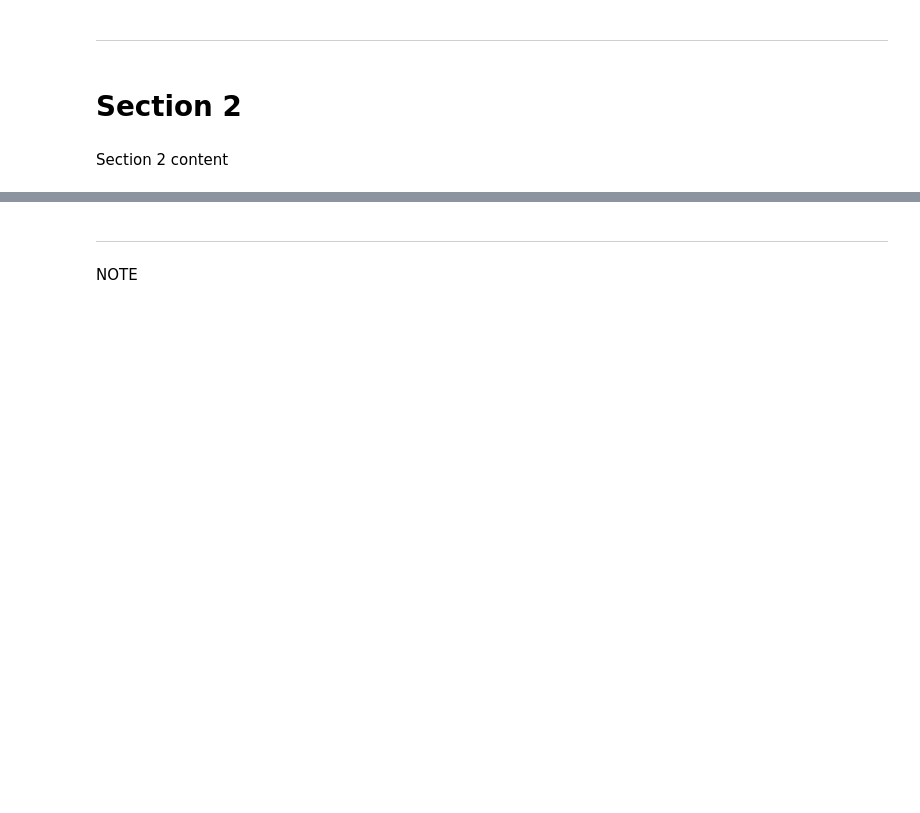
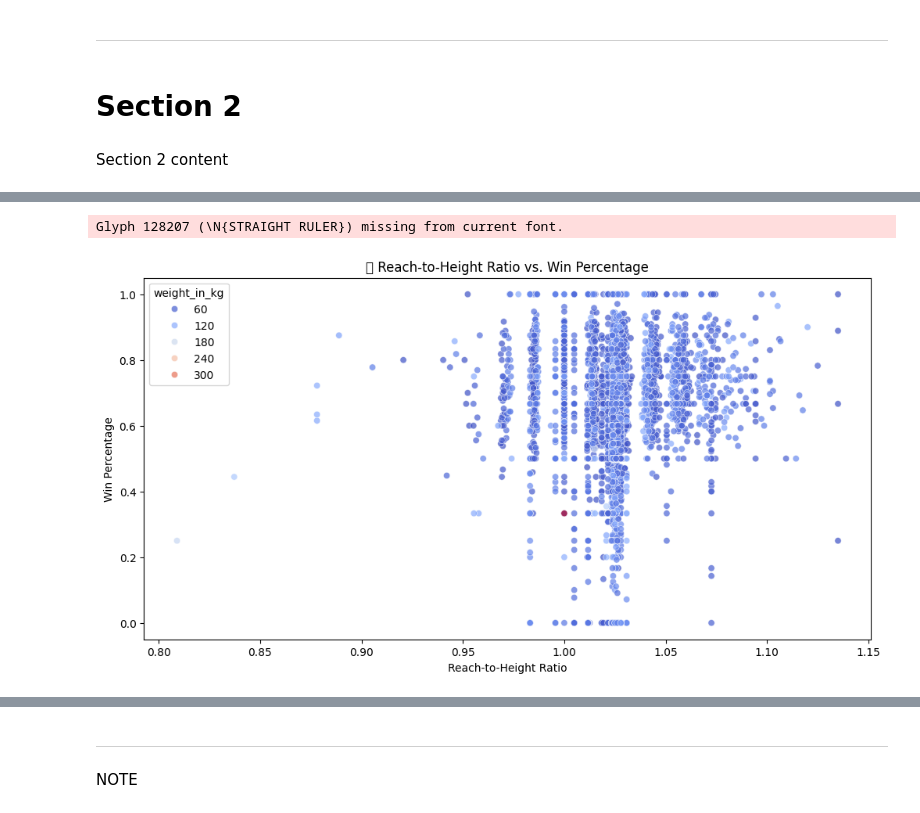
Before and after one commit to Hasnain-S1/Fighter-Statistical-Data, a Jupyter notebook: jupyter_notebooks/Notebook_Template.ipynb, the cells around one changed output, grey strips where cells are left out. Drawn from its saved outputs; the diff is of its cells as text; code cells hidden in the pictures; blank space fills up the shorter version.

```diff
--- a/jupyter_notebooks/Notebook_Template.ipynb
+++ b/jupyter_notebooks/Notebook_Template.ipynb
@@ -107,0 +243,13 @@ c:\Users\seebi\Downloads\VSCODE_Projects\Fighter-Statistical-Data\.venv\Scripts\
+# %%
+# Calculate reach-to-height ratio
+df["reach_height_ratio"] = df["reach_in_cm"] / df["height_cm"]
+
+plt.figure(figsize=(12, 6))
+sns.scatterplot(x=df["reach_height_ratio"], y=df["win_percentage"], hue=df["weight_in_kg"], alpha=0.7, palette="coolwarm")
+plt.xlabel("Reach-to-Height Ratio")
+plt.ylabel("Win Percentage")
+plt.title("📏 Reach-to-Height Ratio vs. Win Percentage")
+plt.show()
+# %% [output]
+Glyph 128207 (\N{STRAIGHT RULER}) missing from current font.
+[figure, added]
```
Also changed, not shown: parts of 23 cells of this notebook.
